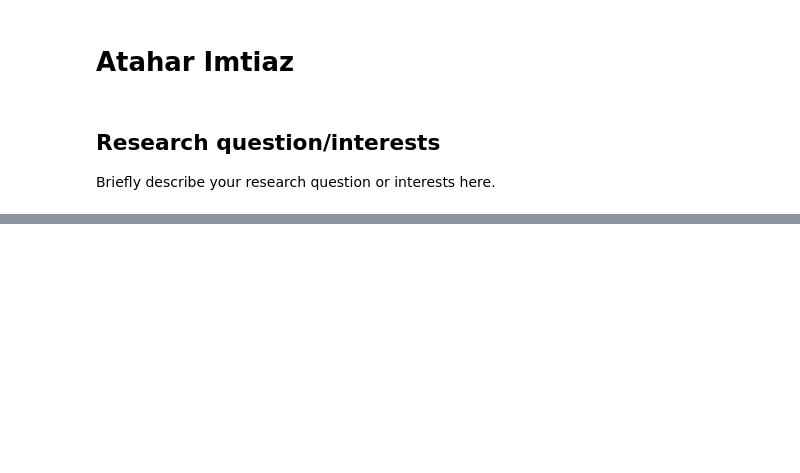
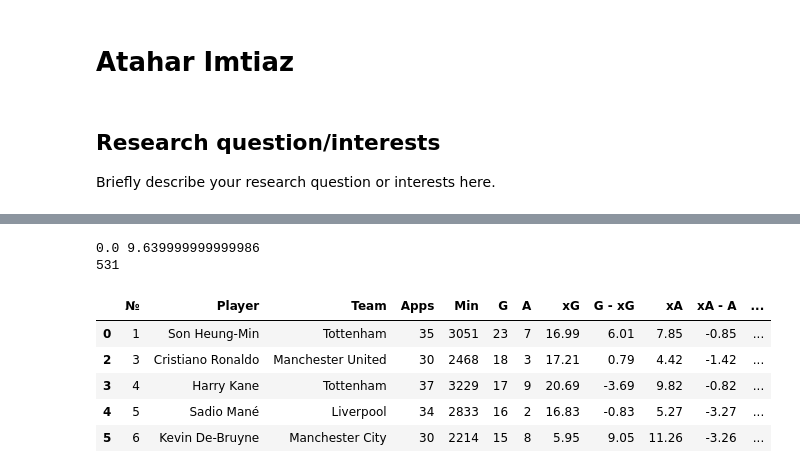
Before and after one commit to ubco-W2022T2-data301/group26, a Jupyter notebook: analysis/analysisImtiaz.ipynb, the cells around one changed output, grey strips where cells are left out. Saved outputs shown, nothing was run; the diff lists cells and outputs as text; code cells hidden in the pictures; blank space fills up the shorter version.

```diff
--- a/analysis/analysisImtiaz.ipynb
+++ b/analysis/analysisImtiaz.ipynb
@@ -37,0 +35,17 @@ print(df)
+# %%
+A_data = np.array(df['A'])
+A_low, A_hgh = np.percentile(A_data, [1, 99])
+print(A_low, A_hgh)
+df_no_outlier_A = df.copy()[df['A'].between(A_low, A_hgh)]
+
+print(len(df_no_outlier_A))
+df_no_outlier_A.head()
+# %% [output]
+0.0 9.639999999999986
+531
+|  | № | Player | Team | Apps | Min | G | A | xG | G - xG | xA | xA - A | ... |
+| 0 | 1 | Son Heung-Min | Tottenham | 35 | 3051 | 23 | 7 | 16.99 | 6.01 | 7.85 | -0.85 | ... |
+| 2 | 3 | Cristiano Ronaldo | Manchester United | 30 | 2468 | 18 | 3 | 17.21 | 0.79 | 4.42 | -1.42 | ... |
+| 3 | 4 | Harry Kane | Tottenham | 37 | 3229 | 17 | 9 | 20.69 | -3.69 | 9.82 | -0.82 | ... |
+| 4 | 5 | Sadio Mané | Liverpool | 34 | 2833 | 16 | 2 | 16.83 | -0.83 | 5.27 | -3.27 | ... |
+| 5 | 6 | Kevin De-Bruyne | Manchester City | 30 | 2214 | 15 | 8 | 5.95 | 9.05 | 11.26 | -3.26 | ... |
```
Also changed, not shown: parts of 38 cells of this notebook, 4 other files.
